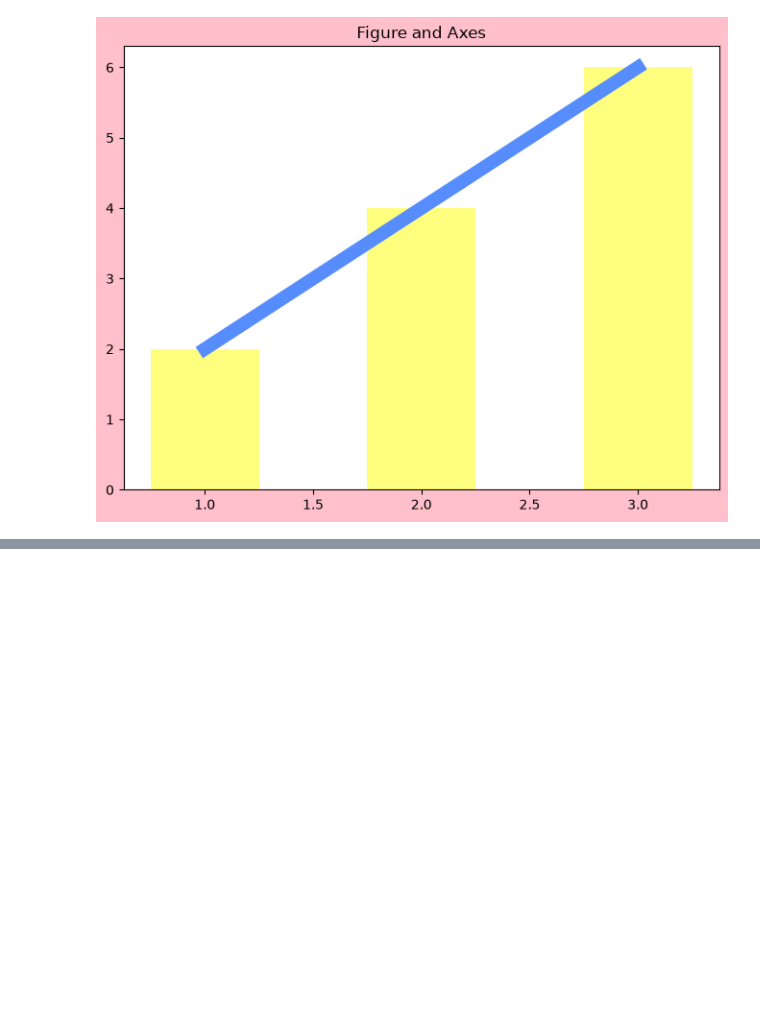
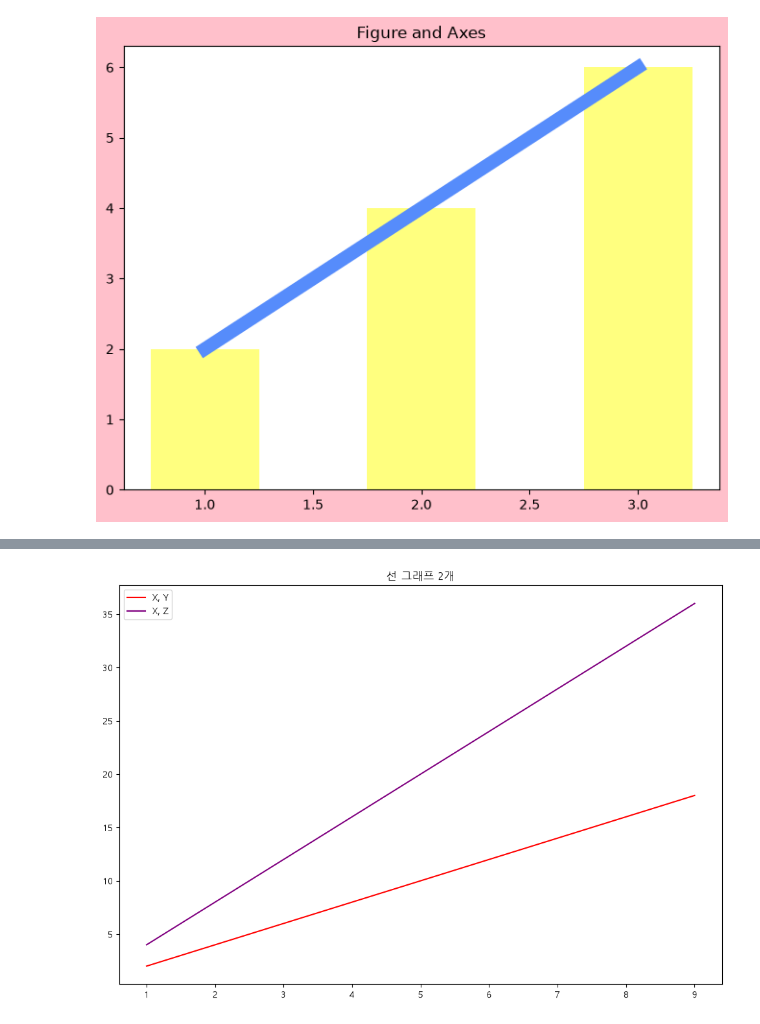
Before and after one commit to 2026-SKN33-STUDY/05_data_analysis, a Jupyter notebook: 03_data_visualization/01_matplotlib.ipynb, the cells around one changed output, grey strips where cells are left out. Saved outputs shown, nothing was run; the diff lists cells and outputs as text; code cells hidden in the pictures; blank space fills up the shorter version.

```diff
--- a/03_data_visualization/01_matplotlib.ipynb
+++ b/03_data_visualization/01_matplotlib.ipynb
@@ -43,3 +42,36 @@ import matplotlib
 matplotlib.__version__
 # %% [output]
 '3.11.0'
+# %%
+# Matplotlib은 기본 폰트가 한글을 지원하지 않아 경고가 날 수 있습니다.
+# 운영체제별 후보 폰트 중 실제 설치된 폰트를 찾아 그래프 제목/축 라벨이 깨지지 않게 설정합니다.
+
+import platform
+import matplotlib.pyplot as plt
+import matplotlib.font_manager as fm
+
+# Matplotlib 기본 폰트(DejaVu Sans)는 한글 글리프가 없어 경고가 날 수 있습니다.
+# 운영체제별로 사용 가능한 한글 폰트를 찾아 설정합니다.
+font_candidates = {
+    "Darwin": ["AppleGothic", "NanumGothic", "Noto Sans CJK KR", "Noto Sans KR"],
+    "Windows": ["Malgun Gothic", "NanumGothic", "Noto Sans CJK KR", "Noto Sans KR"],
+    "Linux": ["NanumGothic", "Noto Sans CJK KR", "Noto Sans KR"],
+}
+
+available_fonts = {font.name for font in fm.fontManager.ttflist}
+system_name = platform.system()
+selected_font = None
+
+for font_name in font_candidates.get(system_name, []):
+    if font_name in available_fonts:
+        selected_font = font_name
+        break
+
+if selected_font:
+    plt.rcParams["font.family"] = selected_font
+    print("설정된 한글 폰트:", selected_font)
+else:
+    print("사용 가능한 한글 폰트를 찾지 못했습니다. NanumGothic 또는 Noto Sans KR 설치가 필요할 수 있습니다.")
+
+# 마이너스 기호가 깨지는 문제 방지
+plt.rcParams["axes.unicode_minus"] = False
@@ -111,0 +211,14 @@ Text(0.5, 1.0, 'Figure and Axes')
+# %%
+X = np.arange(1, 10)
+Y = X * 2
+Z = X * 4
+
+plt.figure(figsize=(12, 8))
+plt.plot(X, Y, color='red', label='X, Y')
+plt.plot(X, Z, color='purple', label='X, Z')
+
+plt.title('선 그래프 2개')
+plt.legend(loc='upper left')
+plt.show()
+# %% [output]
+[figure, added]
```
Also changed, not shown: parts of 7 cells of this notebook, 8 other files.
